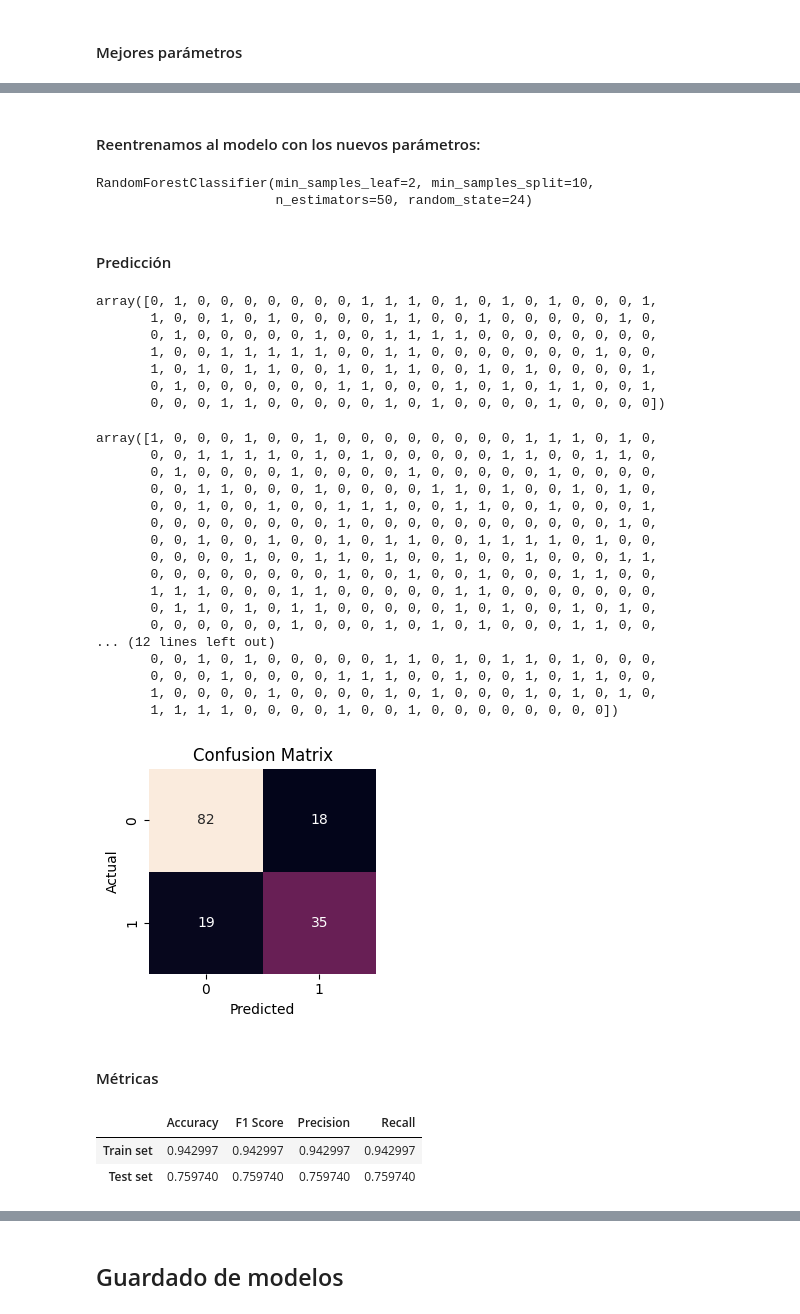
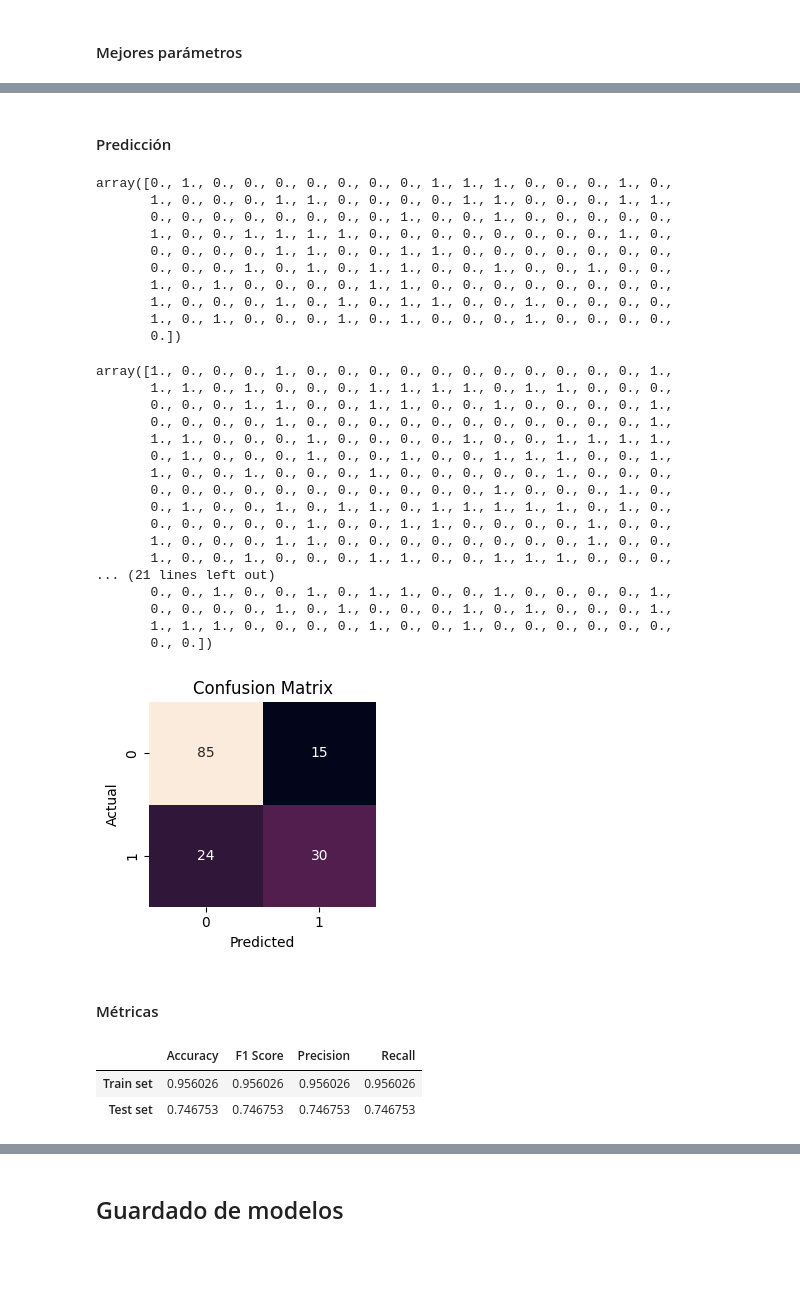
Before and after one commit to 4GeeksAcademy/sayons-intro-ml-new, a Jupyter notebook: src/05-random-forest.ipynb, the cells around one changed output, grey strips where cells are left out. Saved outputs shown, nothing was run; the diff lists cells and outputs as text; code cells hidden in the pictures; blank space fills up the shorter version.

```diff
--- a/src/05-random-forest.ipynb
+++ b/src/05-random-forest.ipynb
@@ -384,65 +386,60 @@ grid_search.best_params_
-# %% [markdown]
-#### Reentrenamos al modelo con los nuevos parámetros:
-# %%
-dt_classifier_model_grid = RandomForestClassifier(n_estimators=50, min_samples_split=10, min_samples_leaf=2, random_state=24)
-dt_classifier_model_grid.fit(X_train, y_train)
-# %% [output]
-RandomForestClassifier(min_samples_leaf=2, min_samples_split=10,
-                       n_estimators=50, random_state=24)
 # %% [markdown]
 #### Predicción
 # %%
 best_model = grid_search.best_estimator_
-y_pred_test = dt_classifier_model_grid.predict(X_test)
-y_pred_test
+y_pred_test_grid = best_model.predict(X_test)
+y_pred_test_grid
 # %% [output]
-array([0, 1, 0, 0, 0, 0, 0, 0, 0, 1, 1, 1, 0, 1, 0, 1, 0, 1, 0, 0, 0, 1,
-       1, 0, 0, 1, 0, 1, 0, 0, 0, 0, 1, 1, 0, 0, 1, 0, 0, 0, 0, 0, 1, 0,
-       0, 1, 0, 0, 0, 0, 0, 1, 0, 0, 1, 1, 1, 1, 0, 0, 0, 0, 0, 0, 0, 0,
-       1, 0, 0, 1, 1, 1, 1, 1, 0, 0, 1, 1, 0, 0, 0, 0, 0, 0, 0, 1, 0, 0,
-       1, 0, 1, 0, 1, 1, 0, 0, 1, 0, 1, 1, 0, 0, 1, 0, 1, 0, 0, 0, 0, 1,
-       0, 1, 0, 0, 0, 0, 0, 0, 1, 1, 0, 0, 0, 1, 0, 1, 0, 1, 1, 0, 0, 1,
-       0, 0, 0, 1, 1, 0, 0, 0, 0, 0, 1, 0, 1, 0, 0, 0, 0, 1, 0, 0, 0, 0])
+array([0., 1., 0., 0., 0., 0., 0., 0., 0., 1., 1., 1., 0., 0., 0., 1., 0.,
+       1., 0., 0., 0., 1., 1., 0., 0., 0., 0., 1., 1., 0., 0., 0., 1., 1.,
+       0., 0., 0., 0., 0., 0., 0., 0., 1., 0., 0., 1., 0., 0., 0., 0., 0.,
+       1., 0., 0., 1., 1., 1., 1., 0., 0., 0., 0., 0., 0., 0., 0., 1., 0.,
+       0., 0., 0., 0., 1., 1., 0., 0., 1., 1., 0., 0., 0., 0., 0., 0., 0.,
+       0., 0., 0., 1., 0., 1., 0., 1., 1., 0., 0., 1., 0., 0., 1., 0., 0.,
+       1., 0., 1., 0., 0., 0., 0., 1., 1., 0., 0., 0., 0., 0., 0., 0., 0.,
+       1., 0., 0., 0., 1., 0., 1., 0., 1., 1., 0., 0., 1., 0., 0., 0., 0.,
+       1., 0., 1., 0., 0., 0., 1., 0., 1., 0., 0., 0., 1., 0., 0., 0., 0.,
+       0.])
 # %%
-y_pred_train = dt_classifier_model_grid.predict(X_train)
-y_pred_train
+y_pred_train_grid = best_model.predict(X_train)
+y_pred_train_grid
 # %% [output]
-array([1, 0, 0, 0, 1, 0, 0, 1, 0, 0, 0, 0, 0, 0, 0, 0, 1, 1, 1, 0, 1, 0,
-       0, 0, 1, 1, 1, 1, 0, 1, 0, 1, 0, 0, 0, 0, 0, 1, 1, 0, 0, 1, 1, 0,
-       0, 1, 0, 0, 0, 0, 1, 0, 0, 0, 0, 1, 0, 0, 0, 0, 0, 1, 0, 0, 0, 0,
-       0, 0, 1, 1, 0, 0, 0, 1, 0, 0, 0, 0, 1, 1, 0, 1, 0, 0, 1, 0, 1, 0,
-       0, 0, 1, 0, 0, 1, 0, 0, 1, 1, 1, 0, 0, 1, 1, 0, 0, 1, 0, 0, 0, 1,
-       0, 0, 0, 0, 0, 0, 0, 0, 1, 0, 0, 0, 0, 0, 0, 0, 0, 0, 0, 0, 1, 0,
-       0, 0, 1, 0, 0, 1, 0, 0, 1, 0, 1, 1, 0, 0, 1, 1, 1, 1, 0, 1, 0, 0,
-       0, 0, 0, 0, 1, 0, 0, 1, 1, 0, 1, 0, 0, 1, 0, 0, 1, 0, 0, 0, 1, 1,
-       0, 0, 0, 0, 0, 0, 0, 0, 1, 0, 0, 1, 0, 0, 1, 0, 0, 0, 1, 1, 0, 0,
-       1, 1, 1, 0, 0, 0, 1, 1, 0, 0, 0, 0, 0, 1, 1, 0, 0, 0, 0, 0, 0, 0,
-       0, 1, 1, 0, 1, 0, 1, 1, 0, 0, 0, 0, 0, 1, 0, 1, 0, 0, 1, 0, 1, 0,
-       0, 0, 0, 0, 0, 0, 1, 0, 0, 0, 1, 0, 1, 0, 1, 0, 0, 0, 1, 1, 0, 0,
-... (12 lines left out)
-       0, 0, 1, 0, 1, 0, 0, 0, 0, 0, 1, 1, 0, 1, 0, 1, 1, 0, 1, 0, 0, 0,
-       0, 0, 0, 1, 0, 0, 0, 0, 1, 1, 1, 0, 0, 1, 0, 0, 1, 0, 1, 1, 0, 0,
-       1, 0, 0, 0, 0, 1, 0, 0, 0, 0, 1, 0, 1, 0, 0, 0, 1, 0, 1, 0, 1, 0,
-       1, 1, 1, 1, 0, 0, 0, 0, 1, 0, 0, 1, 0, 0, 0, 0, 0, 0, 0, 0])
+array([1., 0., 0., 0., 1., 0., 0., 0., 0., 0., 0., 0., 0., 0., 0., 0., 1.,
+       1., 1., 0., 1., 0., 0., 0., 1., 1., 1., 1., 0., 1., 1., 0., 0., 0.,
+       0., 0., 0., 1., 1., 0., 0., 1., 1., 0., 0., 1., 0., 0., 0., 0., 1.,
+       0., 0., 0., 0., 1., 0., 0., 0., 0., 0., 0., 0., 0., 0., 0., 0., 1.,
+       1., 1., 0., 0., 0., 1., 0., 0., 0., 0., 1., 0., 0., 1., 1., 1., 1.,
+       0., 1., 0., 0., 0., 1., 0., 0., 1., 0., 0., 1., 1., 1., 0., 0., 1.,
+       1., 0., 0., 1., 0., 0., 0., 1., 0., 0., 0., 0., 0., 1., 0., 0., 0.,
+       0., 0., 0., 0., 0., 0., 0., 0., 0., 0., 0., 1., 0., 0., 0., 1., 0.,
+       0., 1., 0., 0., 1., 0., 1., 1., 0., 1., 1., 1., 1., 1., 0., 1., 0.,
+       0., 0., 0., 0., 0., 1., 0., 0., 1., 1., 0., 0., 0., 0., 1., 0., 0.,
+       1., 0., 0., 0., 1., 1., 0., 0., 0., 0., 0., 0., 0., 0., 1., 0., 0.,
+       1., 0., 0., 1., 0., 0., 0., 1., 1., 0., 0., 1., 1., 1., 0., 0., 0.,
+... (21 lines left out)
+       0., 0., 1., 0., 0., 1., 0., 1., 1., 0., 0., 1., 0., 0., 0., 0., 1.,
+       0., 0., 0., 0., 1., 0., 1., 0., 0., 0., 1., 0., 1., 0., 0., 0., 1.,
+       1., 1., 1., 0., 0., 0., 0., 1., 0., 0., 1., 0., 0., 0., 0., 0., 0.,
+       0., 0.])
 # %%
-diabetes_cm = confusion_matrix(y_test, y_pred_test)
+diabetes_cm = confusion_matrix(y_test, y_pred_test_grid)
 # Dibujaremos esta matriz para hacerla más visual
 df_cm = pd.DataFrame(diabetes_cm)
 plt.figure(figsize=(3, 3))
 sns.heatmap(df_cm, annot=True, fmt="d", cbar=False)
 plt.xlabel('Predicted')
 plt.ylabel('Actual')
 plt.title('Confusion Matrix')
 plt.tight_layout()
 plt.show()
 # %% [output]
-[figure, old version]
+[figure, new version]
 # %% [markdown]
 #### Métricas
 # %%
-get_classifier_metrics(y_pred_test, y_test, y_pred_train, y_train) # Micro average
+get_classifier_metrics(y_pred_test_grid, y_test, y_pred_train_grid, y_train) # Micro average
 # %% [output]
 |  | Accuracy | F1 Score | Precision | Recall |
-| Train set | 0.942997 | 0.942997 | 0.942997 | 0.942997 |
-| Test set | 0.759740 | 0.759740 | 0.759740 | 0.759740 |
+| Train set | 0.956026 | 0.956026 | 0.956026 | 0.956026 |
+| Test set | 0.746753 | 0.746753 | 0.746753 | 0.746753 |
 # %%
```
Also changed, not shown: parts of 15 cells of this notebook, 7 other files.
